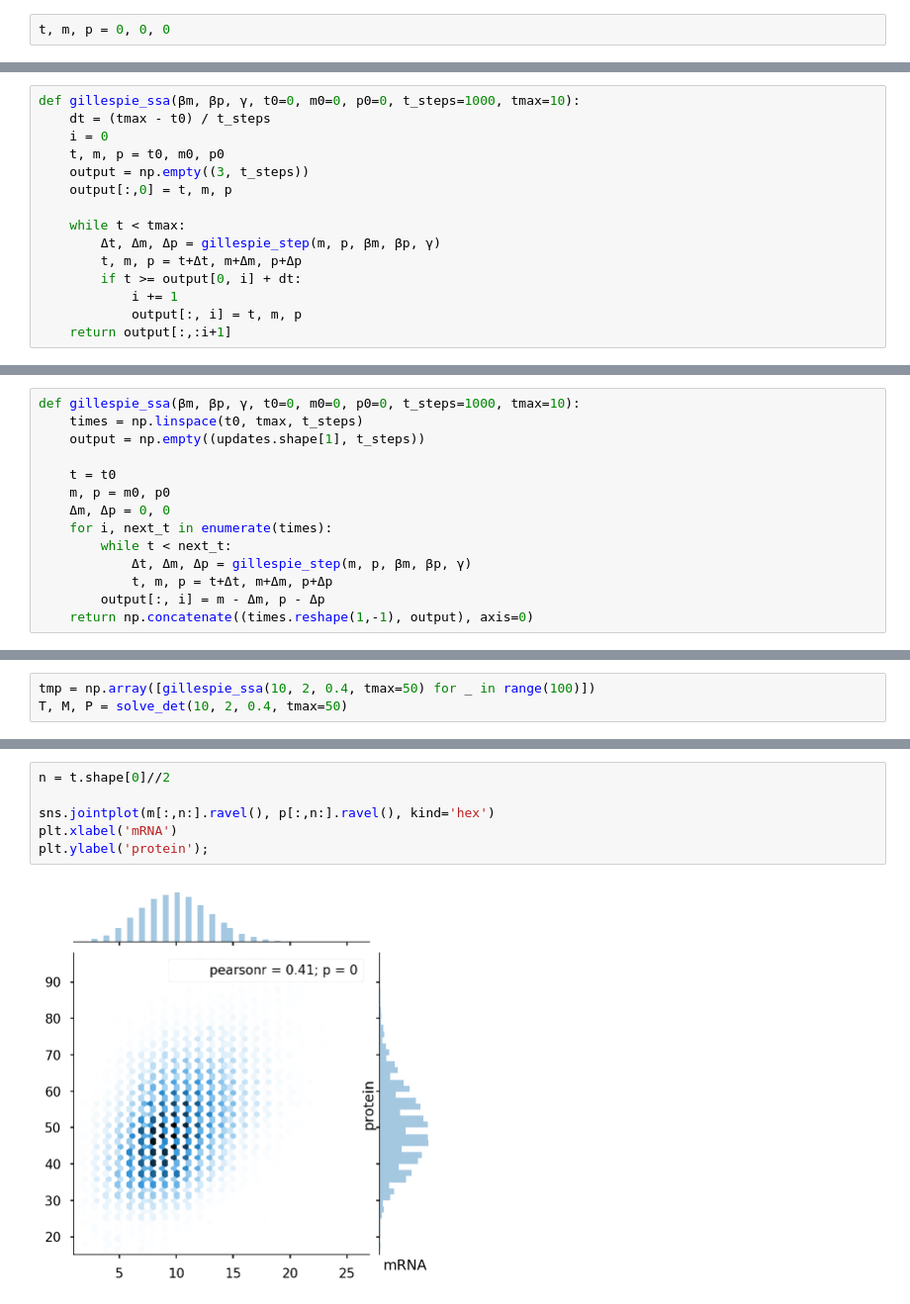
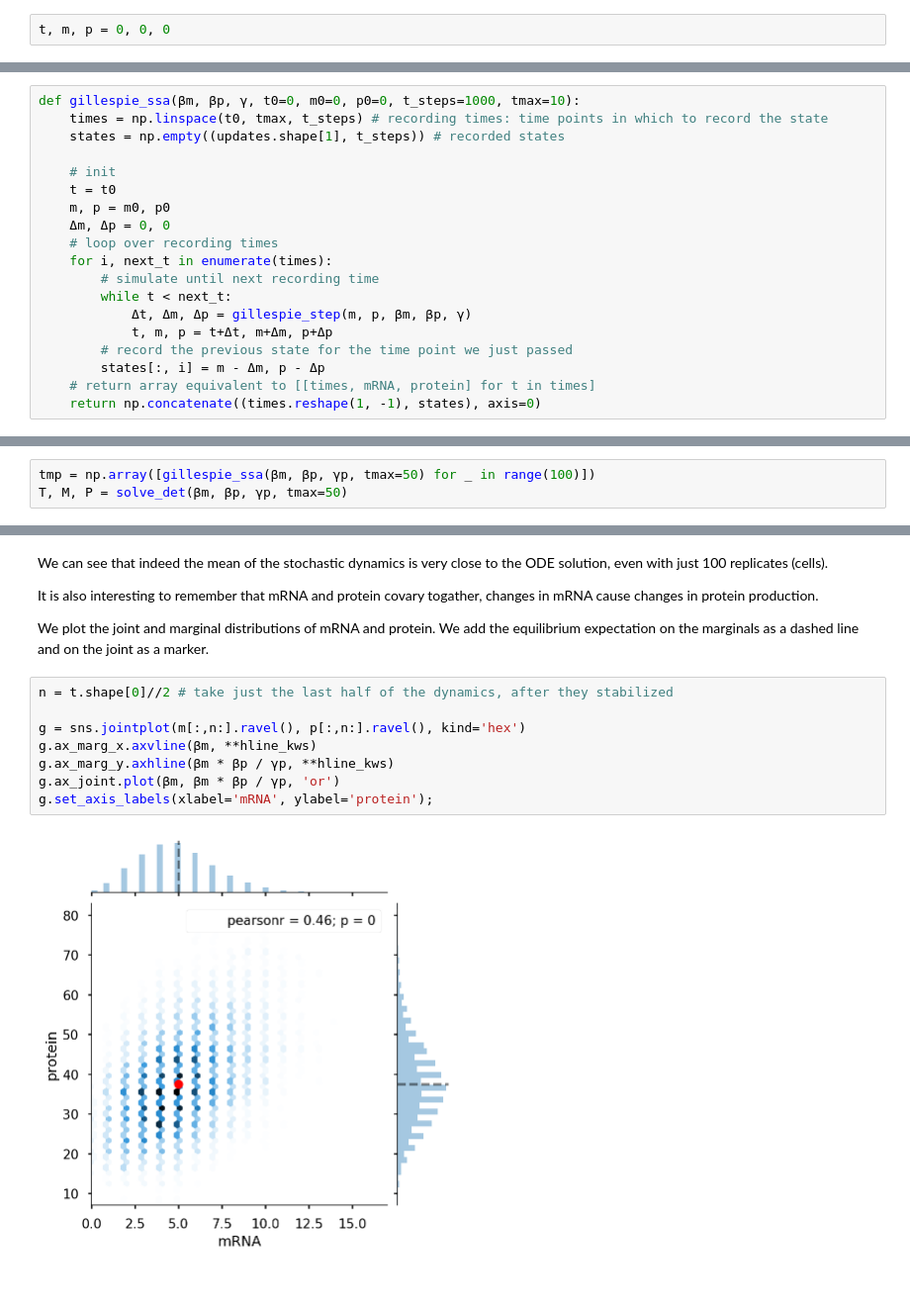
Before and after one commit to yoavram/SciComPy, a Jupyter notebook: notebooks/gillespie.ipynb, the cells around one changed output, grey strips where cells are left out. Shown at 99% size. Cells and saved outputs as stored; diff of their text form.

```diff
--- a/notebooks/gillespie.ipynb
+++ b/notebooks/gillespie.ipynb
@@ -196,15 +249,0 @@ print(t, m, p)
-# %%
-def gillespie_ssa(βm, βp, γ, t0=0, m0=0, p0=0, t_steps=1000, tmax=10):
-    dt = (tmax - t0) / t_steps
-    i = 0
-    t, m, p = t0, m0, p0
-    output = np.empty((3, t_steps))
-    output[:,0] = t, m, p
-
-    while t < tmax:
-        Δt, Δm, Δp = gillespie_step(m, p, βm, βp, γ)
-        t, m, p = t+Δt, m+Δm, p+Δp
-        if t >= output[0, i] + dt:
-            i += 1
-            output[:, i] = t, m, p
-    return output[:,:i+1]
@@ -211,14 +257,19 @@ def gillespie_ssa(βm, βp, γ, t0=0, m0=0, p0=0, t_steps=1000, tmax=10):
 # %%
 def gillespie_ssa(βm, βp, γ, t0=0, m0=0, p0=0, t_steps=1000, tmax=10):
-    times = np.linspace(t0, tmax, t_steps)
-    output = np.empty((updates.shape[1], t_steps))
+    times = np.linspace(t0, tmax, t_steps) # recording times: time points in which to record the state
+    states = np.empty((updates.shape[1], t_steps)) # recorded states
 
+    # init
     t = t0
     m, p = m0, p0
     Δm, Δp = 0, 0
+    # loop over recording times
     for i, next_t in enumerate(times):
+        # simulate until next recording time
         while t < next_t:
             Δt, Δm, Δp = gillespie_step(m, p, βm, βp, γ)
             t, m, p = t+Δt, m+Δm, p+Δp
-        output[:, i] = m - Δm, p - Δp
-    return np.concatenate((times.reshape(1,-1), output), axis=0)
+        # record the previous state for the time point we just passed
+        states[:, i] = m - Δm, p - Δp
+    # return array equivalent to [[times, mRNA, protein] for t in times]
+    return np.concatenate((times.reshape(1, -1), states), axis=0)
@@ -225,3 +292,3 @@ def gillespie_ssa(βm, βp, γ, t0=0, m0=0, p0=0, t_steps=1000, tmax=10):
 # %%
-tmp = np.array([gillespie_ssa(10, 2, 0.4, tmax=50) for _ in range(100)])
-T, M, P = solve_det(10, 2, 0.4, tmax=50)
+tmp = np.array([gillespie_ssa(βm, βp, γp, tmax=50) for _ in range(100)])
+T, M, P = solve_det(βm, βp, γp, tmax=50)
@@ -248,8 +318,17 @@ ax.legend().set_visible(False)
+# %% [markdown]
+We can see that indeed the mean of the stochastic dynamics is very close to the ODE solution, even with just 100 replicates (cells).
+
+It is also interesting to remember that mRNA and protein covary togather, changes in mRNA cause changes in protein production.
+
+We plot the joint and marginal distributions of mRNA and protein.
+We add the equilibrium expectation on the marginals as a dashed line and on the joint as a marker.
 # %%
-n = t.shape[0]//2
+n = t.shape[0]//2 # take just the last half of the dynamics, after they stabilized
 
-sns.jointplot(m[:,n:].ravel(), p[:,n:].ravel(), kind='hex')
-plt.xlabel('mRNA')
-plt.ylabel('protein');
+g = sns.jointplot(m[:,n:].ravel(), p[:,n:].ravel(), kind='hex')
+g.ax_marg_x.axvline(βm, **hline_kws)
+g.ax_marg_y.axhline(βm * βp / γp, **hline_kws)
+g.ax_joint.plot(βm, βm * βp / γp, 'or')
+g.set_axis_labels(xlabel='mRNA', ylabel='protein');
 # %% [output]
-[figure, old version]
+[figure, new version]
```
Also changed, not shown: parts of 31 cells of this notebook.
